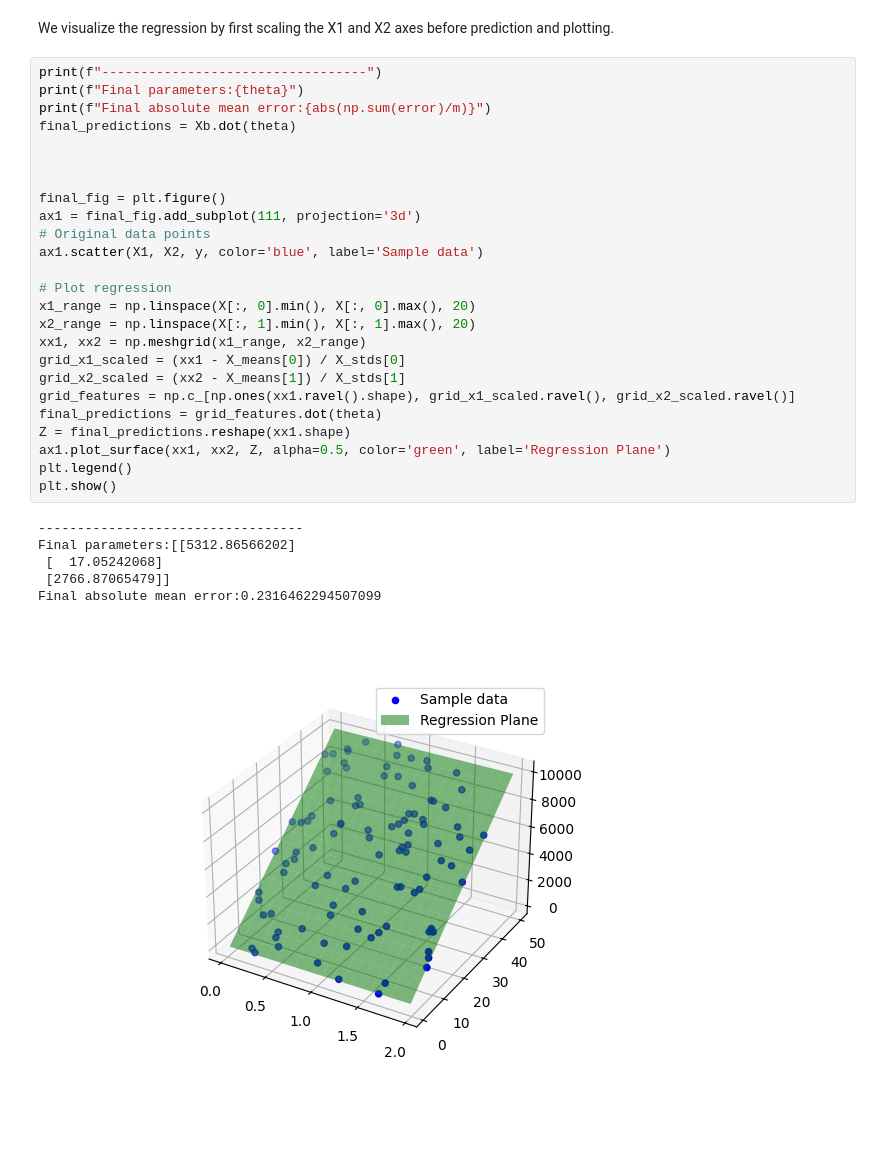
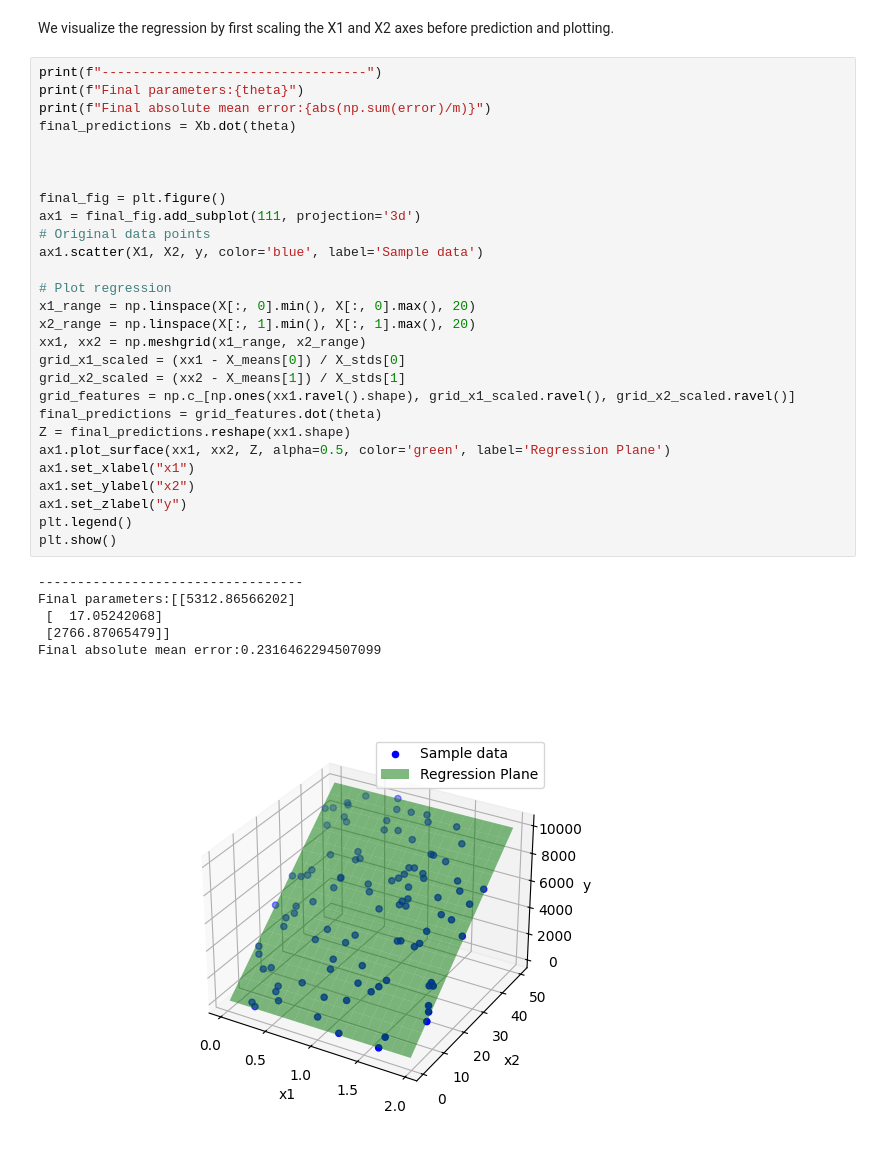
Before and after one commit to Dexva/machine-learning-tinker, a Jupyter notebook: 1-linear-regression/linear-regressor-general.ipynb, the cells around one changed output. Saved outputs shown, nothing was run; the diff lists cells and outputs as text; blank space fills up the shorter version.

```diff
--- a/1-linear-regression/linear-regressor-general.ipynb
+++ b/1-linear-regression/linear-regressor-general.ipynb
@@ -112,31 +120,34 @@ We visualize the regression by first scaling the X1 and X2 axes before predictio
 print(f"----------------------------------")
 print(f"Final parameters:{theta}")
 print(f"Final absolute mean error:{abs(np.sum(error)/m)}")
 final_predictions = Xb.dot(theta)
 
 
 
 final_fig = plt.figure()
 ax1 = final_fig.add_subplot(111, projection='3d')
 # Original data points
 ax1.scatter(X1, X2, y, color='blue', label='Sample data')
 
 # Plot regression
 x1_range = np.linspace(X[:, 0].min(), X[:, 0].max(), 20)
 x2_range = np.linspace(X[:, 1].min(), X[:, 1].max(), 20)
 xx1, xx2 = np.meshgrid(x1_range, x2_range)
 grid_x1_scaled = (xx1 - X_means[0]) / X_stds[0]
 grid_x2_scaled = (xx2 - X_means[1]) / X_stds[1]
 grid_features = np.c_[np.ones(xx1.ravel().shape), grid_x1_scaled.ravel(), grid_x2_scaled.ravel()]
 final_predictions = grid_features.dot(theta)
 Z = final_predictions.reshape(xx1.shape)
 ax1.plot_surface(xx1, xx2, Z, alpha=0.5, color='green', label='Regression Plane')
+ax1.set_xlabel("x1")
+ax1.set_ylabel("x2")
+ax1.set_zlabel("y")
 plt.legend()
 plt.show()
 # %% [output]
 ----------------------------------
 Final parameters:[[5312.86566202]
  [  17.05242068]
  [2766.87065479]]
 Final absolute mean error:0.2316462294507099
-[figure, old version]
+[figure, new version]
```
Also changed, not shown: parts of 2 cells of this notebook, 2 other files.
